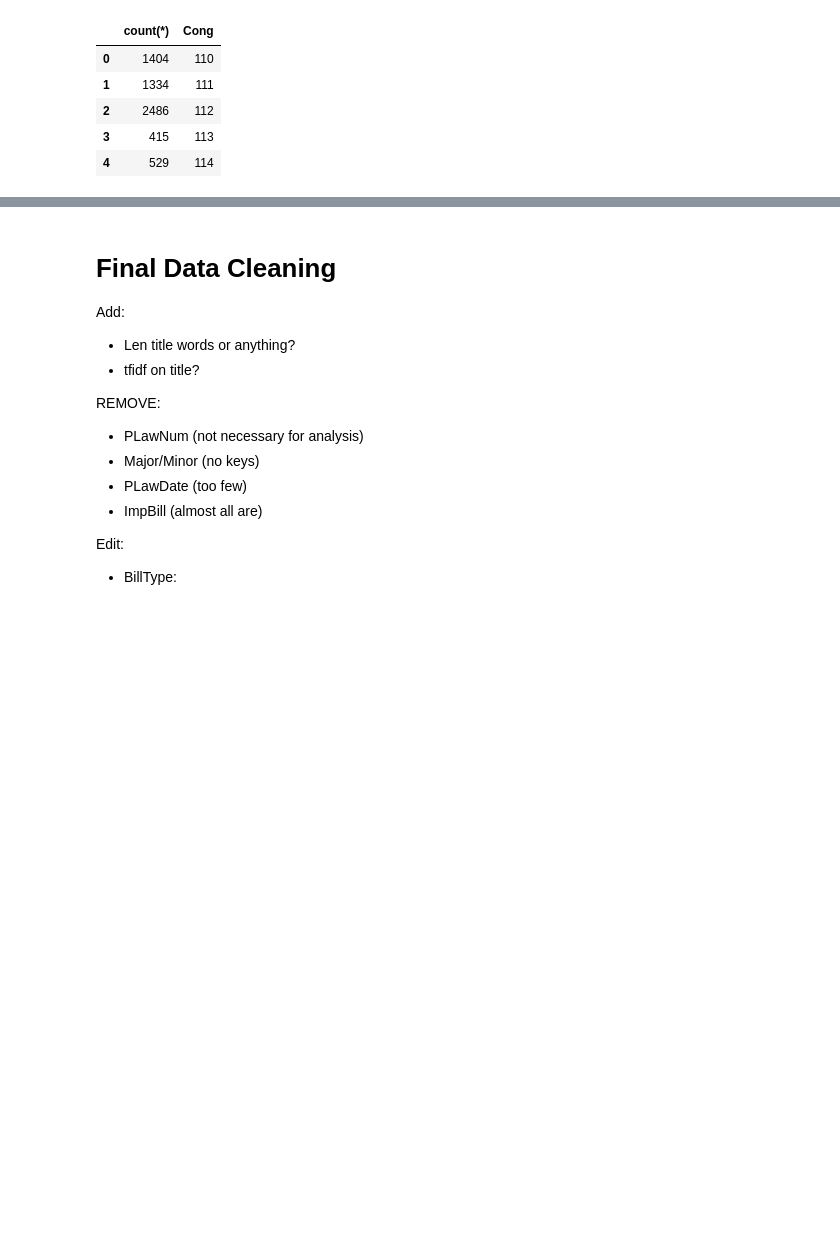
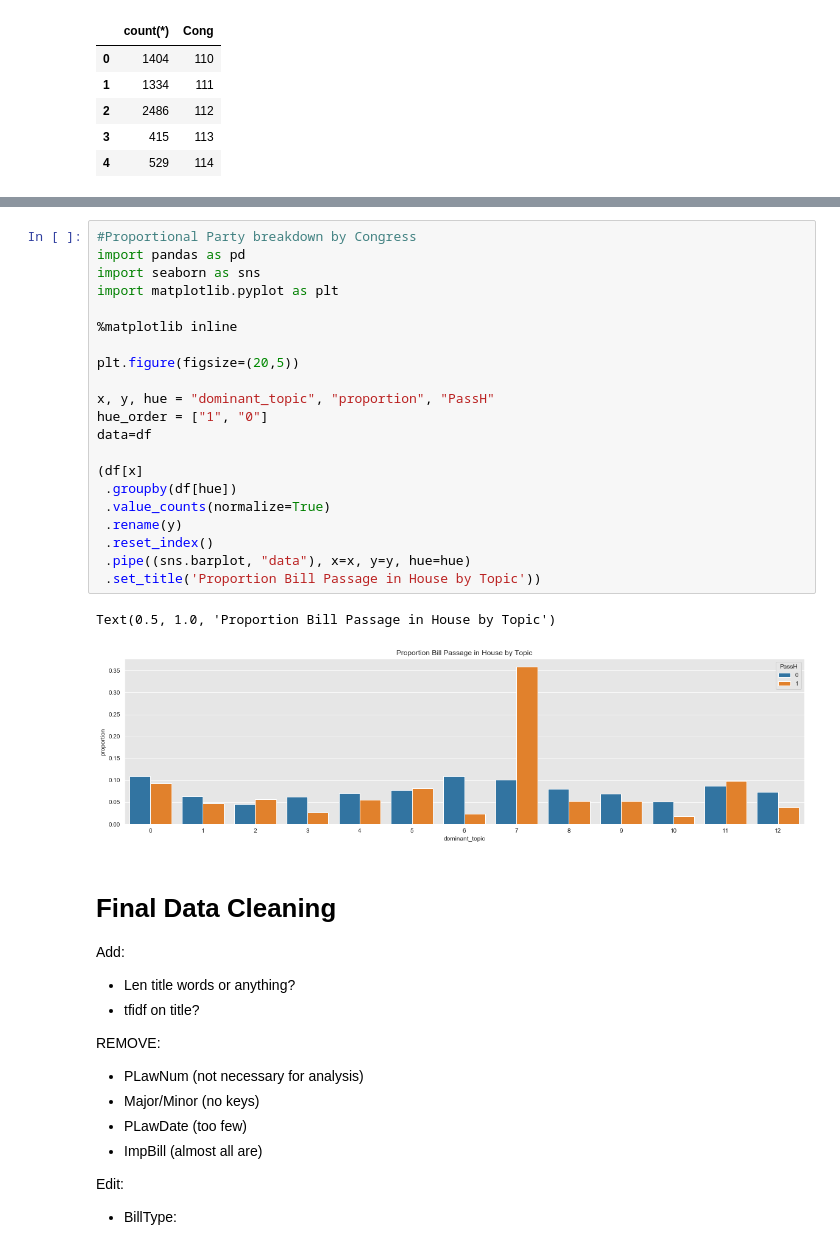
Before and after one commit to mellymillionz/Congressional_Bill_Passage_Analysis, a Jupyter notebook: Model_Testing.ipynb, the cells around one changed output, grey strips where cells are left out. Cells and saved outputs as stored; diff of their text form; blank space fills up the shorter version.

```diff
--- a/Model_Testing.ipynb
+++ b/Model_Testing.ipynb
@@ -183,3 +373,27 @@ topic7_by_cong
+# %%
+#Proportional Party breakdown by Congress
+import pandas as pd
+import seaborn as sns
+import matplotlib.pyplot as plt
+
+%matplotlib inline
+
+plt.figure(figsize=(20,5))
+
+x, y, hue = "dominant_topic", "proportion", "PassH"
+hue_order = ["1", "0"]
+data=df
+
+(df[x]
+ .groupby(df[hue])
+ .value_counts(normalize=True)
+ .rename(y)
+ .reset_index()
+ .pipe((sns.barplot, "data"), x=x, y=y, hue=hue)
+ .set_title('Proportion Bill Passage in House by Topic'))
+# %% [output]
+Text(0.5, 1.0, 'Proportion Bill Passage in House by Topic')
+[figure, added]
 # %% [markdown]
 # **Final Data Cleaning**
 
```
Also changed, not shown: parts of 112 cells of this notebook.
